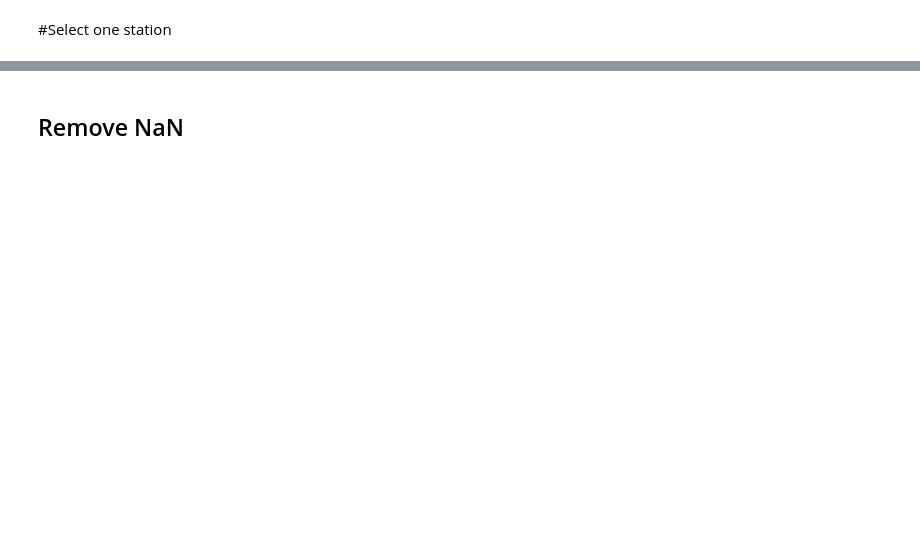
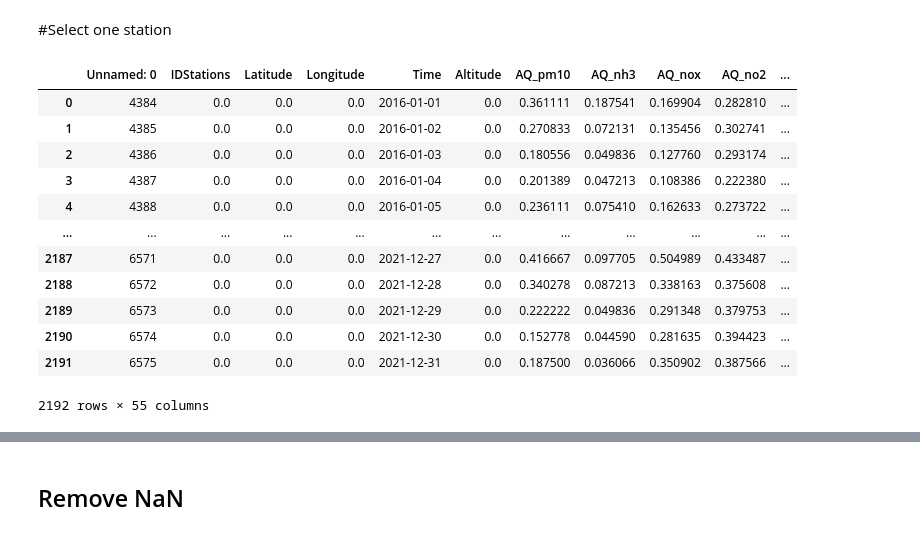
Before and after one commit to VinciGit00/MasterThesis, a Jupyter notebook: Python/Random forest.ipynb, the cells around one changed output, grey strips where cells are left out. Cells and saved outputs as stored; diff of their text form; code cells hidden in the pictures; blank space fills up the shorter version.

```diff
--- a/Python/Random forest.ipynb
+++ b/Python/Random forest.ipynb
@@ -23,7 +23,7 @@ Mounted at /content/drive
 # %% [markdown]
 #Open the dataset
 # %%
-df = pd.read_csv("/content/drive/MyDrive/Colab Notebooks/Agrimonia/Parte2/Recap previous thesis/Agrimonia_Dataset_v_2_0_1.csv")
+df = pd.read_csv("//content/drive/MyDrive/Colab Notebooks/Tesi/Agrimonia_scaled_Bertonico.csv")
 pd.set_option('display.max_columns', None)
 df['Latitude'] = df['Latitude'].round(2)
 df['Longitude'] = df['Longitude'].round(2)
@@ -34,12 +59,9 @@ print(df.dtypes)
 # %%
 #df['IDStations'] = df['IDStations'].astype(float)
 df['AQ_pm10'] = df['AQ_pm10'].astype(float)
-df['AQ_pm25'] = df['AQ_pm25'].astype(float)
-df['AQ_co'] = df['AQ_co'].astype(float)
 df['AQ_nh3'] = df['AQ_nh3'].astype(float)
 df['AQ_nox'] = df['AQ_nox'].astype(float)
 df['AQ_no2'] = df['AQ_no2'].astype(float)
-df['AQ_so2'] = df['AQ_so2'].astype(float)
 
 df['EM_nh3_livestock_mm'] = df['EM_nh3_livestock_mm'].astype(float)
 df['EM_nh3_agr_soils'] = df['EM_nh3_agr_soils'].astype(float)
@@ -62,0 +97,16 @@ mydf
+# %%
+df
+# %% [output]
+|  | Unnamed: 0 | IDStations | Latitude | Longitude | Time | Altitude | AQ_pm10 | AQ_nh3 | AQ_nox | AQ_no2 | ... |
+| 0 | 4384 | 0.0 | 0.0 | 0.0 | 2016-01-01 | 0.0 | 0.361111 | 0.187541 | 0.169904 | 0.282810 | ... |
+| 1 | 4385 | 0.0 | 0.0 | 0.0 | 2016-01-02 | 0.0 | 0.270833 | 0.072131 | 0.135456 | 0.302741 | ... |
+| 2 | 4386 | 0.0 | 0.0 | 0.0 | 2016-01-03 | 0.0 | 0.180556 | 0.049836 | 0.127760 | 0.293174 | ... |
+| 3 | 4387 | 0.0 | 0.0 | 0.0 | 2016-01-04 | 0.0 | 0.201389 | 0.047213 | 0.108386 | 0.222380 | ... |
+| 4 | 4388 | 0.0 | 0.0 | 0.0 | 2016-01-05 | 0.0 | 0.236111 | 0.075410 | 0.162633 | 0.273722 | ... |
+| ... | ... | ... | ... | ... | ... | ... | ... | ... | ... | ... | ... |
+| 2187 | 6571 | 0.0 | 0.0 | 0.0 | 2021-12-27 | 0.0 | 0.416667 | 0.097705 | 0.504989 | 0.433487 | ... |
+| 2188 | 6572 | 0.0 | 0.0 | 0.0 | 2021-12-28 | 0.0 | 0.340278 | 0.087213 | 0.338163 | 0.375608 | ... |
+| 2189 | 6573 | 0.0 | 0.0 | 0.0 | 2021-12-29 | 0.0 | 0.222222 | 0.049836 | 0.291348 | 0.379753 | ... |
+| 2190 | 6574 | 0.0 | 0.0 | 0.0 | 2021-12-30 | 0.0 | 0.152778 | 0.044590 | 0.281635 | 0.394423 | ... |
+| 2191 | 6575 | 0.0 | 0.0 | 0.0 | 2021-12-31 | 0.0 | 0.187500 | 0.036066 | 0.350902 | 0.387566 | ... |
+2192 rows × 55 columns
```
Also changed, not shown: parts of 16 cells of this notebook, 38 other files.
